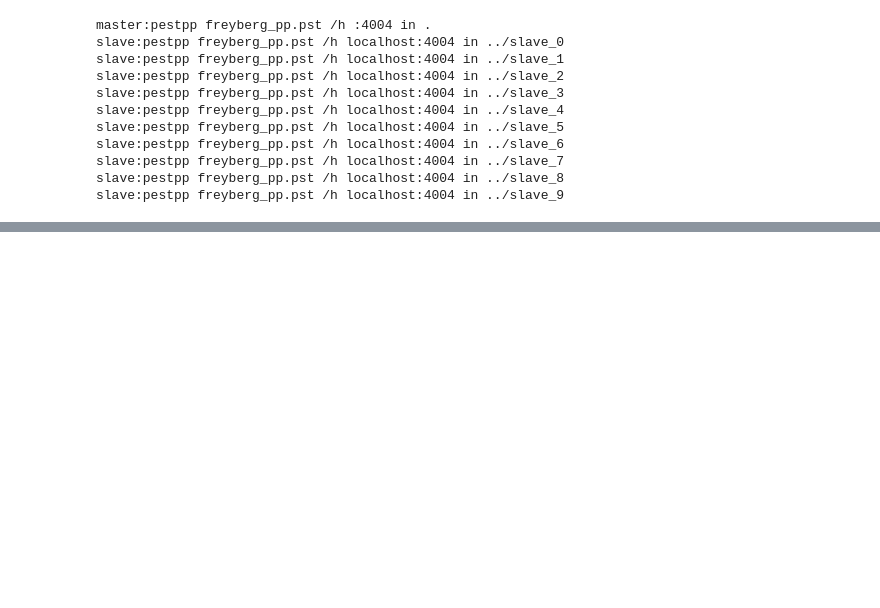
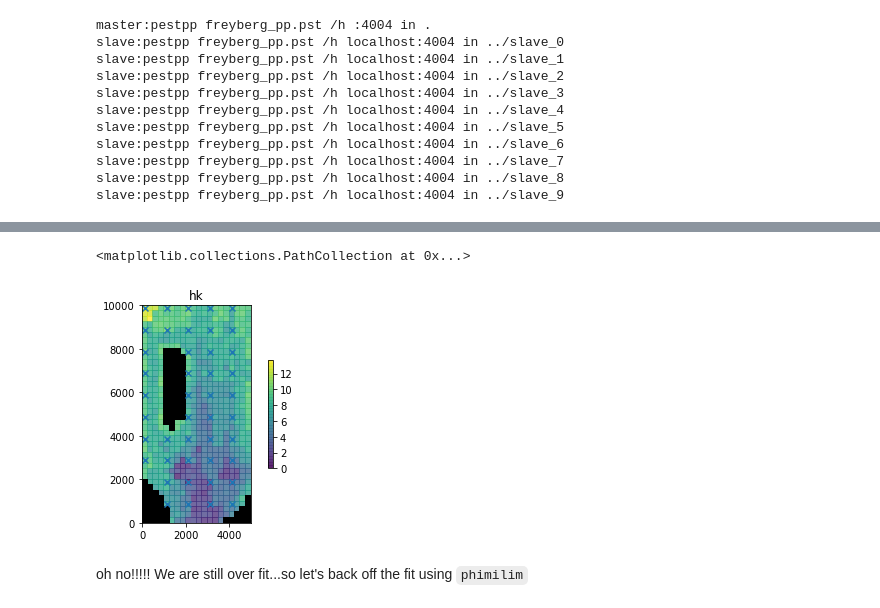
Before and after one commit to mnfienen/GW1876, a Jupyter notebook: activities/freyberg_pilot_points_2/freyberg_pilot_points_setup.ipynb, the cells around one changed output, grey strips where cells are left out. Drawn from its saved outputs; the diff is of its cells as text; code cells hidden in the pictures; blank space fills up the shorter version.

```diff
--- a/activities/freyberg_pilot_points_2/freyberg_pilot_points_setup.ipynb
+++ b/activities/freyberg_pilot_points_2/freyberg_pilot_points_setup.ipynb
@@ -135,0 +156,9 @@ slave:pestpp freyberg_pp.pst /h localhost:4004 in ../slave_9
+# %%
+m.upw.hk[0] = os.path.join(fs.BASE_MODEL_DIR,"hk.truth.ref")
+ax = m.upw.hk[0].plot(colorbar=True,alpha=0.5)
+ax.scatter(df_pp.x,df_pp.y,marker='x')
+# %% [output]
+<matplotlib.collections.PathCollection at 0x...>
+[figure, added]
+# %% [markdown]
+oh no!!!!!  We are still over fit...so let's back off the fit using ``phimilim``
```
Also changed, not shown: parts of 18 cells of this notebook.
